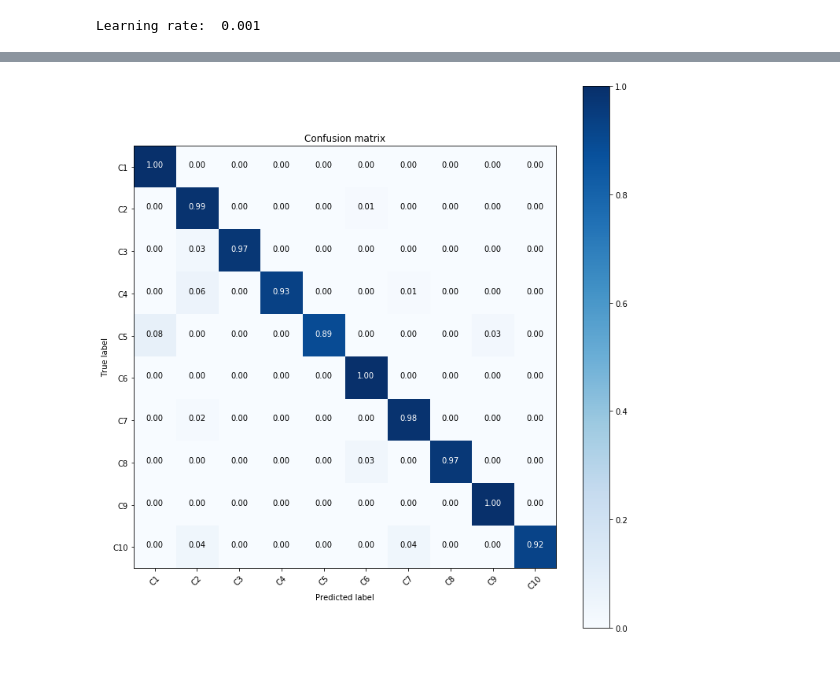
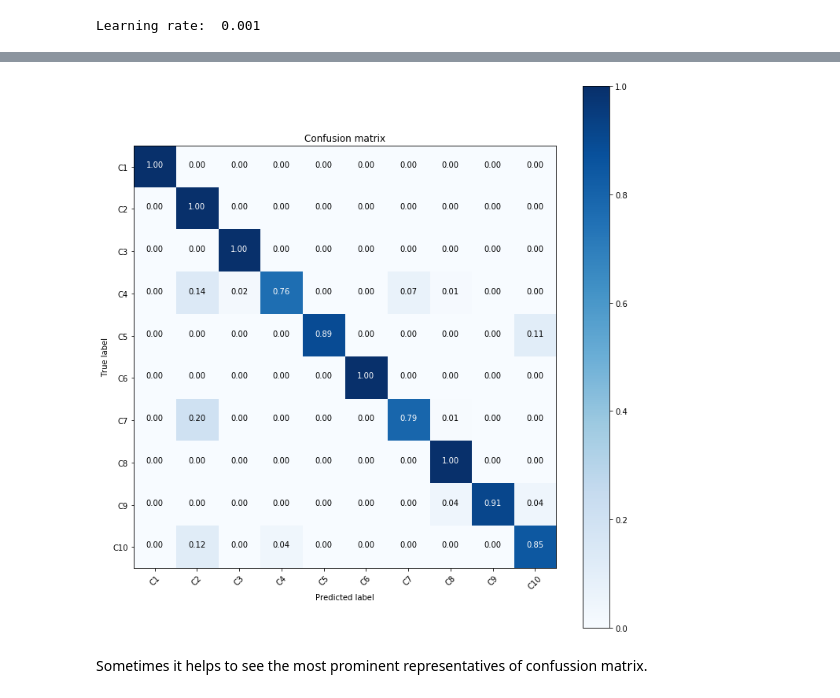
Before and after one commit to empathy87/nn-grocery-shelves, a Jupyter notebook: Step 2 - Brands Recognition with CNN.ipynb, the cells around one changed output, grey strips where cells are left out. Drawn from its saved outputs; the diff is of its cells as text; code cells hidden in the pictures; blank space fills up the shorter version.

```diff
--- a/Step 2 - Brands Recognition with CNN.ipynb
+++ b/Step 2 - Brands Recognition with CNN.ipynb
@@ -69,9 +73,10 @@ def resize_pack(pack):
 x, y, f = [], [], []
 for file, is_train in photos_df[['file', 'is_train']].values:
     photo_rects = products_df[products_df.file == file]
+    rects_data = photo_rects[['category', 'xmin', 'ymin', 'xmax', 'ymax']]
     im = cv2.imread(f'{shelf_images}{file}')
     im = cv2.cvtColor(im, cv2.COLOR_BGR2RGB)
-    for category, xmin, ymin, xmax, ymax in photo_rects[['category', 'xmin', 'ymin', 'xmax', 'ymax']].values:
+    for category, xmin, ymin, xmax, ymax in rects_data.values:
         if category == 0:
             continue
         pack = resize_pack(np.array(im[ymin:ymax, xmin:xmax]))
@@ -116,13 +124,7 @@ y_train shape: (1969, 10)
 # let's build our ResNet CNN. We don't do any significant changes to keras example
 def lr_schedule(epoch):
     lr = 1e-3
-    if epoch > 40:
-        lr *= 0.5e-3
-    elif epoch > 30:
-        lr *= 1e-3
-    elif epoch > 20:
-        lr *= 0.5e-1
-    elif epoch > 10:
+    if epoch > 5:
         lr *= 1e-1
     print('Learning rate: ', lr)
     return lr
@@ -237,8 +239,9 @@ datagen.fit(x_train)
 # %%
 # let's run training process, 20 epochs is enough
 batch_size = 50
-epochs = 20
+epochs = 15
 model.fit_generator(datagen.flow(x_train, y_train, batch_size=batch_size),
                     validation_data=(x_validation, y_validation),
-                    epochs=epochs, verbose=1, workers=4, callbacks=[LearningRateScheduler(lr_schedule)])
+                    epochs=epochs, verbose=1, workers=4,
+                    callbacks=[LearningRateScheduler(lr_schedule)])
 # %% [output]
@@ -272,5 +275,6 @@ Test accuracy: 0.9729032258064516
 # %%
-def plot_confusion_matrix(cm, classes, normalize=False, title='Confusion matrix', cmap=plt.cm.Blues):
+def plot_confusion_matrix(cm, classes, normalize=False,
+                          title='Confusion matrix', cmap=plt.cm.Blues):
     if normalize:
         cm = cm.astype('float') / cm.sum(axis=1)[:, np.newaxis]
     plt.imshow(cm, interpolation='nearest', cmap=cmap)
@@ -298,7 +302,10 @@ y_validation_predict_cls = np.argmax(y_validation_predict, axis=1)
 # %%
 fig = plt.gcf()
 fig.set_size_inches(10, 10)
 cnf_matrix = confusion_matrix(y_validation_cls, y_validation_predict_cls)
-plot_confusion_matrix(cnf_matrix, [f'C{i+1}' for i in range(10)], title='Confusion matrix', normalize=True)
+plot_confusion_matrix(cnf_matrix, [f'C{i+1}' for i in range(num_classes)],
+                      title='Confusion matrix', normalize=True)
 # %% [output]
-[figure, old version]
+[figure, new version]
+# %% [markdown]
+Sometimes it helps to see the most prominent representatives of confussion matrix.
```
Also changed, not shown: parts of 12 cells of this notebook, 2 other files.
